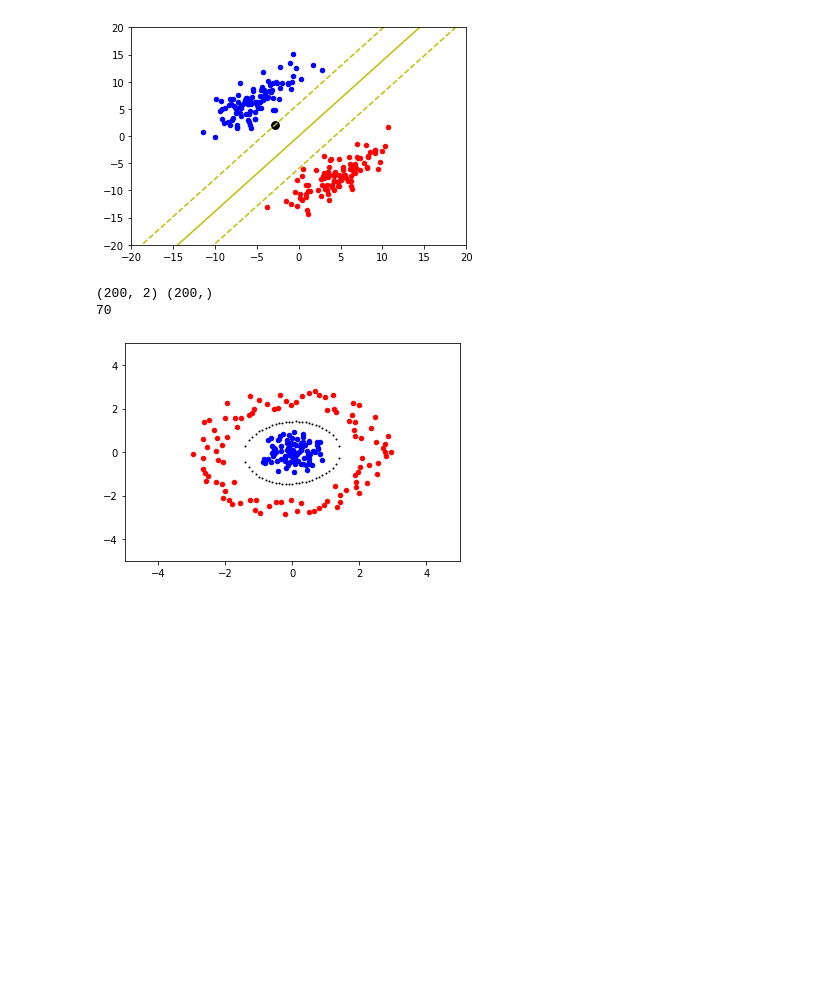
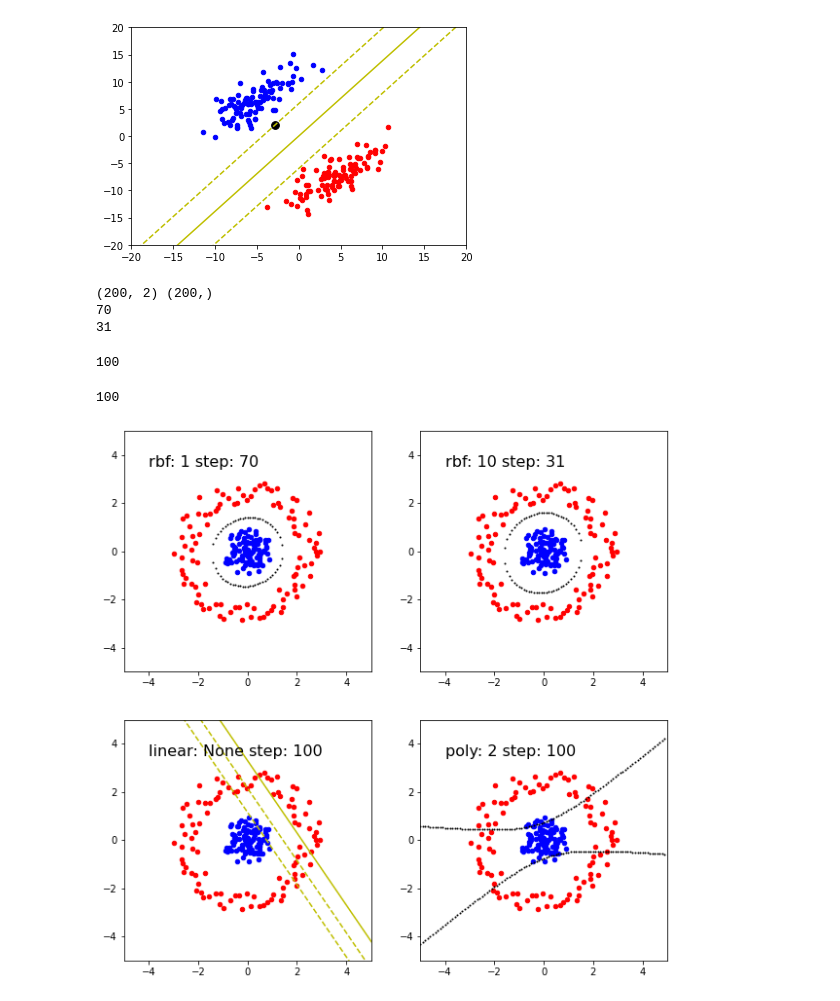
Before and after one commit to zhuo34/csmath2022, a Jupyter notebook: hw5.ipynb, the cells around one changed output. Drawn from its saved outputs; the diff is of its cells as text; code cells hidden in the pictures; blank space fills up the shorter version.

```diff
--- a/hw5.ipynb
+++ b/hw5.ipynb
@@ -138,12 +130,17 @@ class SVM:
     def __init__(self, kernel="linear", kernel_param=None, epsilon=1e-6, max_step=100):
         self.epsilon = epsilon
         self.kernel = kernel
-        self.kernel_param = None
+        self.kernel_param = kernel_param
         if self.kernel == "linear":
             self._kernel = self._linear_kernel
         elif self.kernel == "rbf":
             self._kernel = self._rbf_kernel
-            self.sigma = 1 if self.kernel_param is None else self.kernel_param
+            if self.kernel_param is None:
+                self.kernel_param = 1
+        elif self.kernel == "poly":
+            self._kernel = self._poly_kernel
+            if self.kernel_param is None:
+                self.kernel_param = 2
         else:
             raise NotImplementedError(f"No kernel function `{self.kernel}` implemented.")
         self.max_step = max_step
@@ -157,7 +154,12 @@ class SVM:
         _diag1 = np.diag(self.X @ self.X.T)
         _diag2 = np.diag(X @ X.T)
         H = ascolvec(_diag1) - 2 * _H + asrowvec(_diag2)
-        H = np.exp(-H / (2 * self.sigma * self.sigma))
+        H = np.exp(-H / (2 * self.kernel_param * self.kernel_param))
+        return H
+
+    def _poly_kernel(self, X):
+        H = self.X @ X.T # [m1, m2]
+        H = H ** self.kernel_param
         return H
 
     def fit(self, X, y):
@@ -243,8 +245,6 @@ x = np.linspace(-20, 20, 100)
 y = k * x + b
 y1 = k * x + b1
 y2 = k * x + b2
-# points = clf.get2dplane((-20, 20), (-20, 20), (100, 1000))
-# print(points.shape)
 
 plt.xlim([-20, 20])
 plt.ylim([-20, 20])
@@ -254,7 +254,6 @@ plt.scatter(X[clf.support_vec_idx, 0], X[clf.support_vec_idx, 1], c='black', s=6
 plt.plot(x, y, c='y')
 plt.plot(x, y1, '--', c='y')
 plt.plot(x, y2, '--', c='y')
-# plt.scatter(points[:,0], points[:,1], c='black', s=1)
 plt.show()
 # %% [output]
 (200, 2) (200,)
@@ -263,32 +262,59 @@ plt.show()
 # %%
 np.random.seed(1234)
 def gen_ring_data(r1, r2, size):
     theta = np.linspace(0, 2 * np.pi, size)
     r = np.random.uniform(r1, r2, 100)
     x = r * np.cos(theta)
     y = r * np.sin(theta)
     return np.vstack([x, y]).T
 
 X1 = gen_ring_data(0, 1, 100)
 X2 = gen_ring_data(2, 3, 100)
 
 X = np.vstack([X1, X2])
 y = np.hstack([[1] * X1.shape[0], [-1] * X2.shape[0]])
 print(X.shape, y.shape)
 
-clf = SVM(kernel="rbf", max_step=100)
-clf.fit(X, y)
-print(clf.step)
+clfs = [
+    SVM(kernel="rbf", kernel_param=1, max_step=100),
+    SVM(kernel="rbf", kernel_param=10, max_step=100),
+    SVM(kernel="linear", max_step=100),
+    SVM(kernel="poly", kernel_param=2, max_step=100),
+]
 
-points = clf.get2dplane((-5, 5), (-5, 5), (100, 1000))
+fig, ax = plt.subplots(2, 2, figsize=(10, 10))
+for i, clf in enumerate(clfs):
+    clf.fit(X, y)
+    print(clf.step)
+    if clf.kernel == "linear":
+        w, b = clf.get_linear_params()
+        k, b0 = -w[0] / w[1], -b / w[1]
+        b1 = -(b+1) / w[1]
+        b2 = -(b-1) / w[1]
+        x = np.linspace(-20, 20, 100)
+        y0 = k * x + b
+        y1 = k * x + b1
+        y2 = k * x + b2
+    else:
+        points = clf.get2dplane((-5, 5), (-5, 5), (100, 1000))
 
-plt.xlim([-5, 5])
-plt.ylim([-5, 5])
-plt.scatter(X1[:, 0], X1[:, 1], c='b', s=20)
-plt.scatter(X2[:, 0], X2[:, 1], c='r', s=20)
-plt.scatter(points[:,0], points[:,1], c='black', s=1)
+    ii, jj = i // 2, i % 2
+    ax[ii, jj].set_xlim([-5, 5])
+    ax[ii, jj].set_ylim([-5, 5])
+    ax[ii, jj].scatter(X1[:, 0], X1[:, 1], c='b', s=20)
+    ax[ii, jj].scatter(X2[:, 0], X2[:, 1], c='r', s=20)
+    if clf.kernel == "linear":
+        ax[ii, jj].plot(x, y0, c='y')
+        ax[ii, jj].plot(x, y1, '--', c='y')
+        ax[ii, jj].plot(x, y2, '--', c='y')
+    else:
+        ax[ii, jj].scatter(points[:,0], points[:,1], c='black', s=1)
+    ax[ii, jj].text(-4, 3.5, f"{clf.kernel}: {clf.kernel_param} step: {clf.step}", size=16)
 plt.show()
 # %% [output]
 (200, 2) (200,)
 70
+31
+100
+100
-[figure, old version]
+[figure, new version]
```
Also changed, not shown: parts of 1 cell of this notebook.
